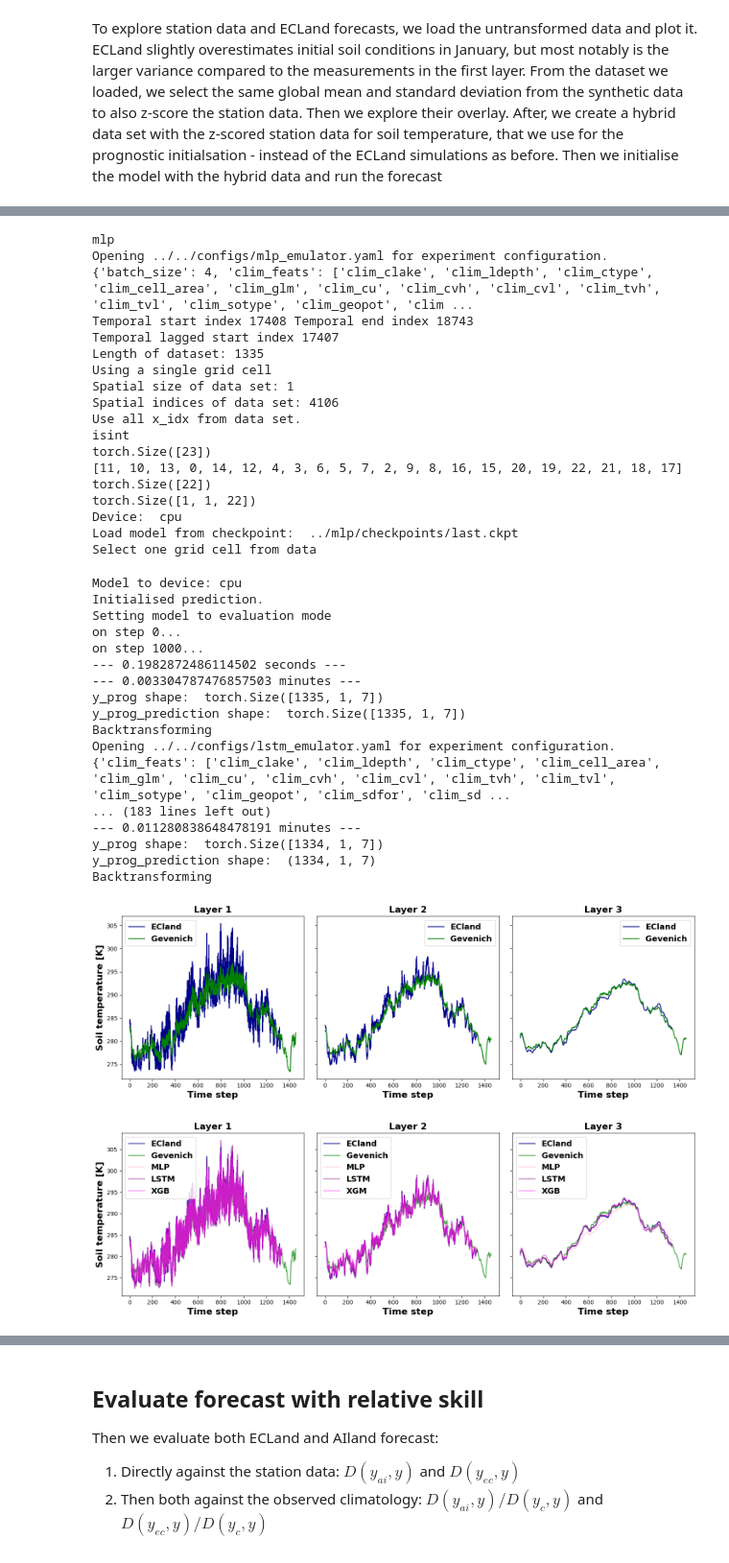
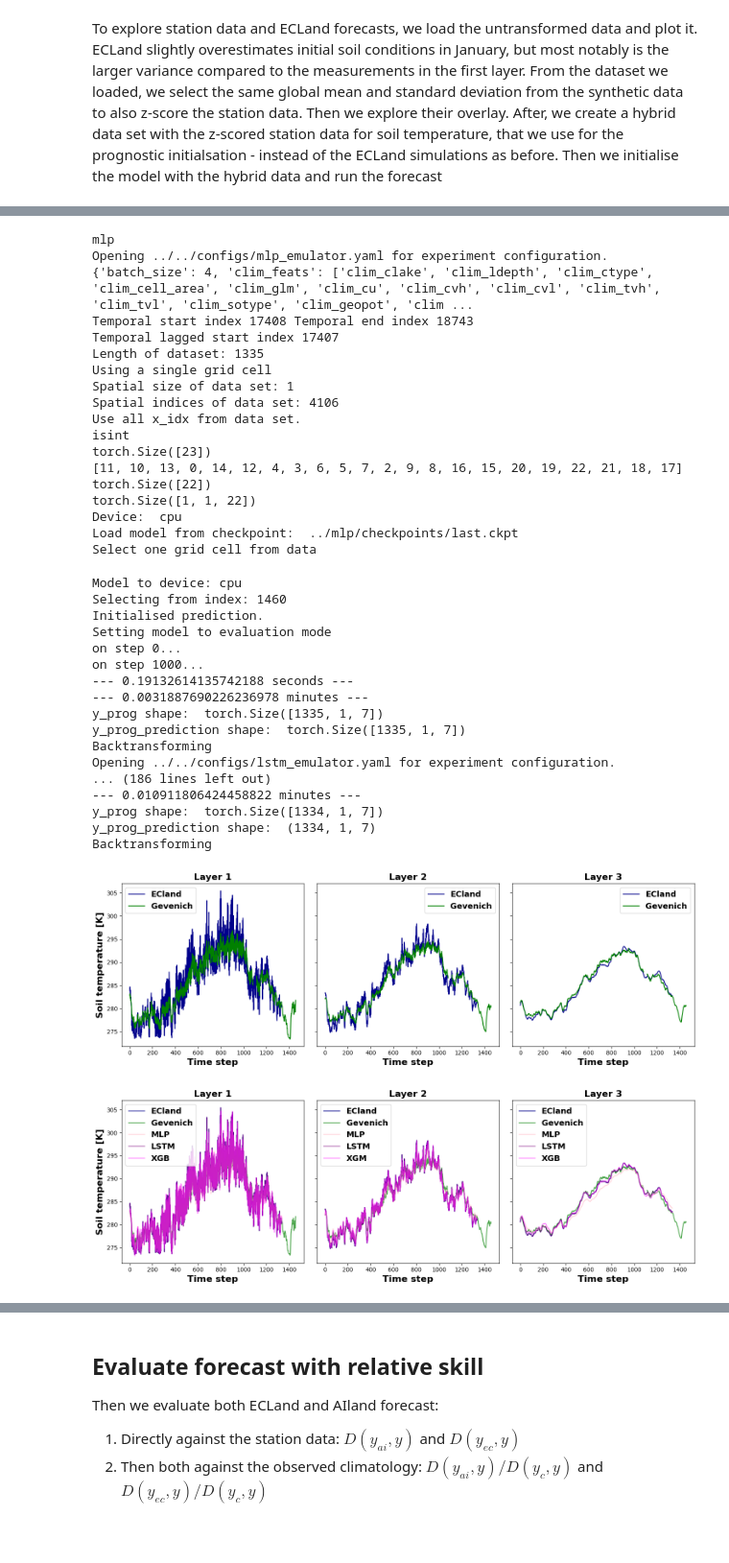
Before and after one commit to MWesselkamp/forecast-horizons, a Jupyter notebook: ecland-emulator/notebooks/evaluation_template.ipynb, the cells around one changed output, grey strips where cells are left out. Shown: that part at 96% size. Cells and saved outputs as stored; diff of their text form; code cells hidden in the pictures.

```diff
--- a/ecland-emulator/notebooks/evaluation_template.ipynb
+++ b/ecland-emulator/notebooks/evaluation_template.ipynb
@@ -52,12 +52,10 @@ GevenichPlots = VisualisationModule(network = network,
                                     variable = variable,
                                     path_to_plots=path_to_plots)
 
-Gevenich.load_station() # Load station data
+Gevenich.load_station(years = [2021, 2022]) # Load two years of station data for lookback slicing
 Gevenich.load_forcing() # Load forcing for matching data base with station data
 closest_grid_cell = Gevenich.match_station_with_forcing() # Match the station with clostest grid cell and extract the index of the grid cell
-station_data = Gevenich.process_station_data()
-
-Gevenich.plot_station_data(save_to = path_to_plots)
+Gevenich.process_station_data(path_to_plots = path_to_plots)
 # %% [output]
 Select station:  Gevenich
 Select depth:  [0.05, 0.2, 0.5]
@@ -96,13 +94,17 @@ for mod in models:
     x_static, x_met, y_prog = ForecastModel.load_test_data(dataset)
 
     y_prog_hybrid = y_prog.clone()
+    station_data = Gevenich.slice_station_data(lookback=CONFIG["lookback"],
+                                t_0='2022-01-01T00:00:00')
     station_data_transformed = Gevenich.transform_station_data(dataset=dataset, target_variables=CONFIG['targets_eval'])
     y_prog_hybrid[...,Gevenich.matching_indices] = station_data_transformed[:y_prog_hybrid.shape[0]]
 
+    dynamic_features, dynamic_features_prediction = ForecastModel.run_forecast(initial_conditions=y_prog_hybrid[0,...])
     if CONFIG["model"] == 'lstm':
-        ForecastModel.handle_hindcast(skip=True)
-    dynamic_features, dynamic_features_prediction = ForecastModel.run_forecast(initial_conditions=y_prog_hybrid[0,...])
-    dynamic_features, dynamic_features_prediction = ForecastModel.backtransformation()
+        dynamic_features, dynamic_features_prediction = ForecastModel.handle_hindcast(skip=True)
+        dynamic_features, dynamic_features_prediction = ForecastModel.backtransformation(dynamic_features, dynamic_features_prediction)
+    else:
+        dynamic_features, dynamic_features_prediction = ForecastModel.backtransformation()
 
     dynamic_features_dict[mod] = dynamic_features
     dynamic_features_prediction_dict[mod] = dynamic_features_prediction
@@ -117,36 +119,36 @@ mlp
 Opening ../../configs/mlp_emulator.yaml for experiment configuration.
 {'batch_size': 4, 'clim_feats': ['clim_clake', 'clim_ldepth', 'clim_ctype', 'clim_cell_area', 'clim_glm', 'clim_cu', 'clim_cvh', 'clim_cvl', 'clim_tvh', 'clim_tvl', 'clim_sotype', 'clim_geopot', 'clim ...
 Temporal start index 17408 Temporal end index 18743
 Temporal lagged start index 17407
 Length of dataset: 1335
 Using a single grid cell
 Spatial size of data set: 1
 Spatial indices of data set: 4106
 Use all x_idx from data set.
 isint
 torch.Size([23])
 [11, 10, 13, 0, 14, 12, 4, 3, 6, 5, 7, 2, 9, 8, 16, 15, 20, 19, 22, 21, 18, 17]
 torch.Size([22])
 torch.Size([1, 1, 22])
 Device:  cpu
 Load model from checkpoint:  ../mlp/checkpoints/last.ckpt
 Select one grid cell from data
 Model to device: cpu
+Selecting from index: 1460
 Initialised prediction.
 Setting model to evaluation mode
 on step 0...
 on step 1000...
---- 0.1982872486114502 seconds ---
---- 0.003304787476857503 minutes ---
+--- 0.19132614135742188 seconds ---
+--- 0.0031887690226236978 minutes ---
 y_prog shape:  torch.Size([1335, 1, 7])
 y_prog_prediction shape:  torch.Size([1335, 1, 7])
 Backtransforming
 Opening ../../configs/lstm_emulator.yaml for experiment configuration.
-{'clim_feats': ['clim_clake', 'clim_ldepth', 'clim_ctype', 'clim_cell_area', 'clim_glm', 'clim_cu', 'clim_cvh', 'clim_cvl', 'clim_tvh', 'clim_tvl', 'clim_sotype', 'clim_geopot', 'clim_sdfor', 'clim_sd ...
-... (183 lines left out)
---- 0.011280838648478191 minutes ---
+... (186 lines left out)
+--- 0.010911806424458822 minutes ---
 y_prog shape:  torch.Size([1334, 1, 7])
 y_prog_prediction shape:  (1334, 1, 7)
 Backtransforming
 [figure]
-[figure, old version]
+[figure, new version]
```
Also changed, not shown: parts of 9 cells of this notebook, 3 other files.
